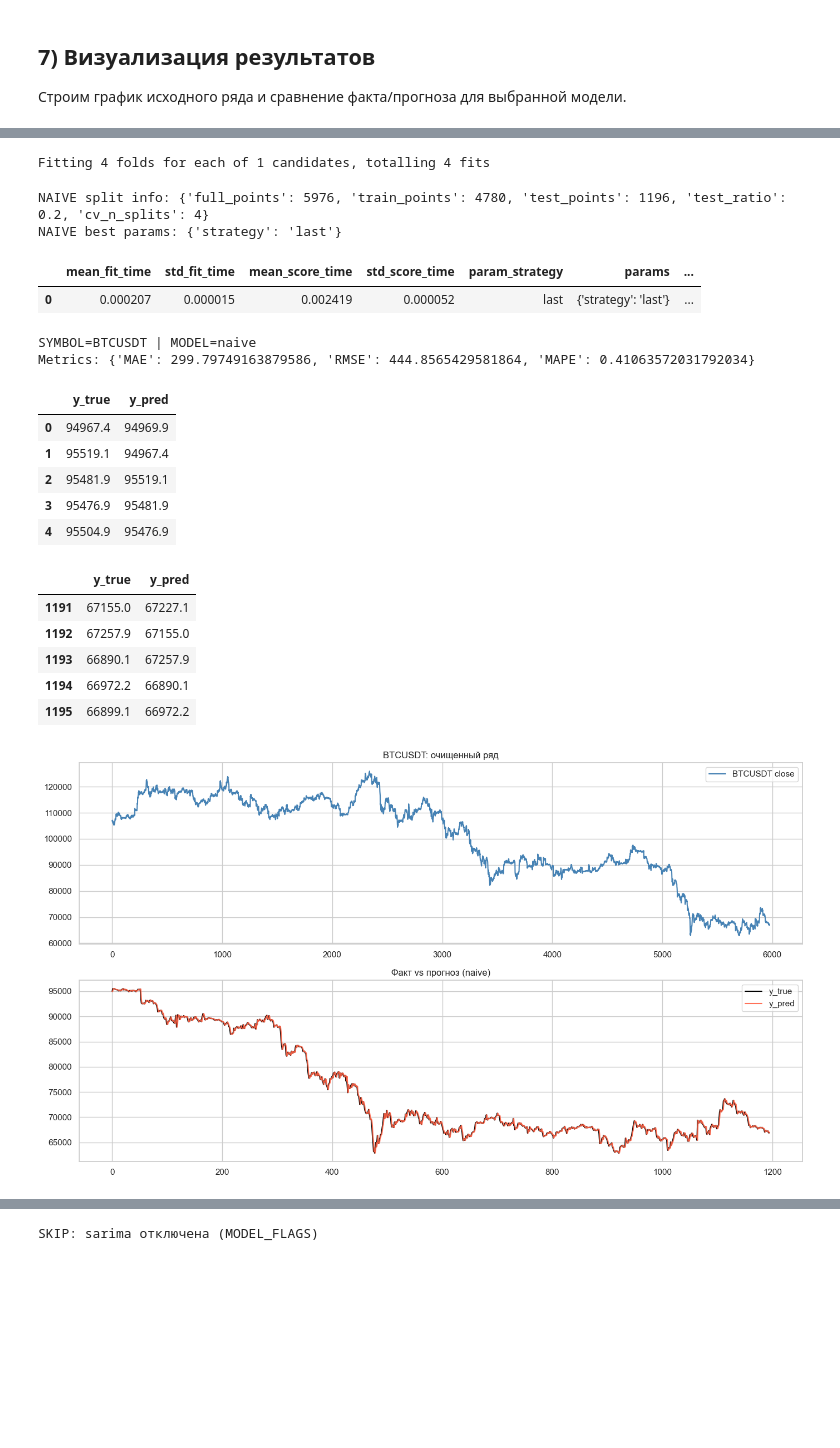
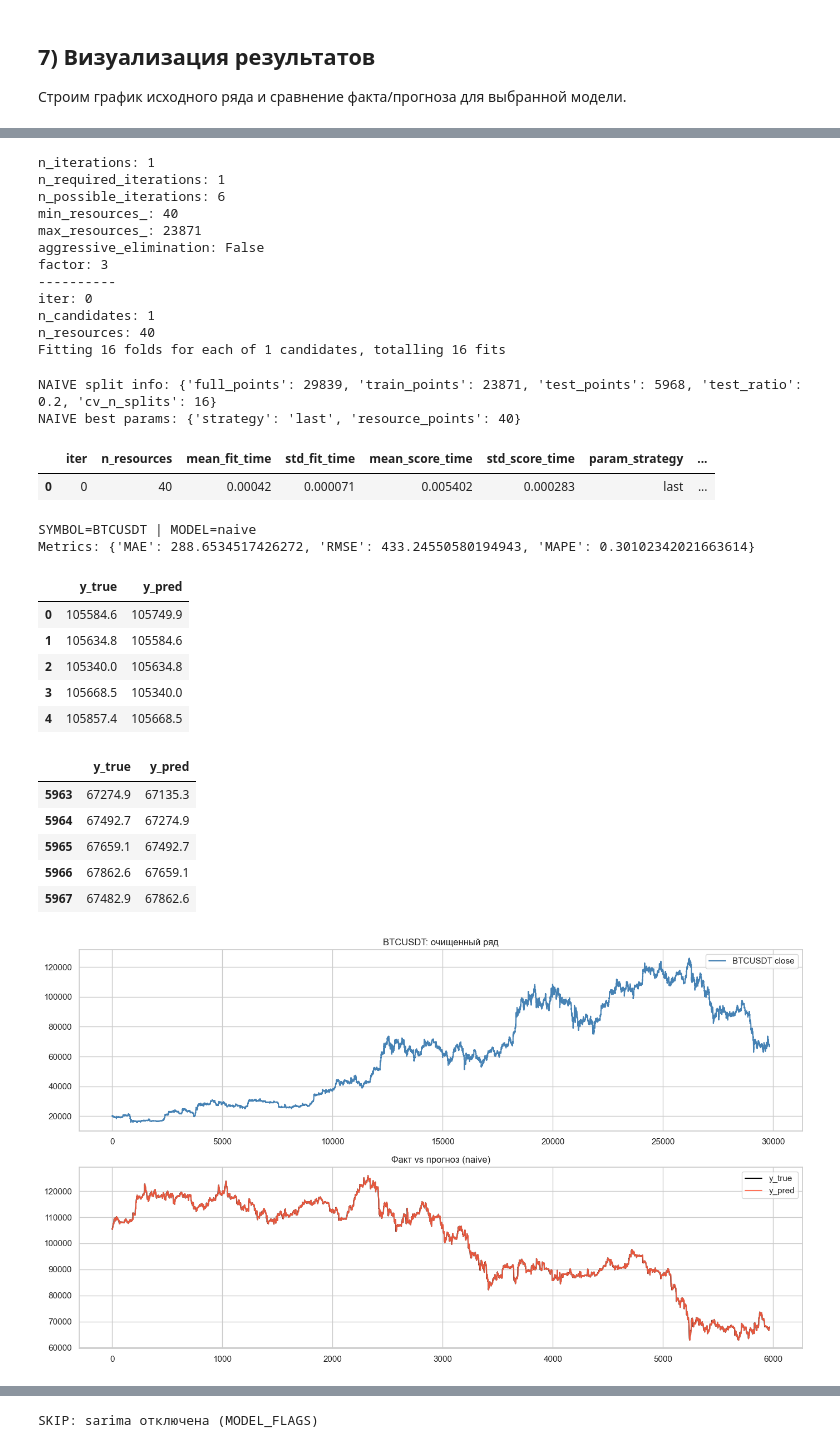
Before and after one commit to SHA-inc-unity/VKR_2026_ModelBase, a Jupyter notebook: timeseries_pipeline.ipynb, the cells around one changed output, grey strips where cells are left out. Cells and saved outputs as stored; diff of their text form; code cells hidden in the pictures; blank space fills up the shorter version.

Commit message:
end calc, start lstm

```diff
--- a/timeseries_pipeline.ipynb
+++ b/timeseries_pipeline.ipynb
@@ -10,6 +10,24 @@
 ## 1) Подготовка окружения и зависимостей
 
 Если чего-то не хватает, раскомментируй установку в ячейке ниже и перезапусти kernel.
+# %%
+
+# Глобальные флаги включения моделей
+NAIVE_ENABLED = True
+ARIMA_ENABLED = False
+SARIMA_ENABLED = False
+AST_ENABLED = False
+NBEATS_ENABLED = True
+LSTM_ENABLED = True
+
+MODEL_FLAGS = {
+    'naive': NAIVE_ENABLED,
+    'arima': ARIMA_ENABLED,
+    'sarima': SARIMA_ENABLED,
+    'ast': AST_ENABLED,
+    'nbeats': NBEATS_ENABLED,
+    'lstm': LSTM_ENABLED,
+}
 # %%
 # При необходимости установки (раскомментируй):
 # %pip install pandas numpy requests statsmodels matplotlib seaborn torch
@@ -26,6 +44,7 @@ Python: 3.14.3 (tags/v3.14.3:323c59a, Feb  3 2026, 16:04:56) [MSC v.1944 64 bit
 from __future__ import annotations
 
 import importlib
+import os
 import pandas as pd
 import seaborn as sns
 from pathlib import Path
@@ -41,9 +60,6 @@ run_arima = _mb.run_arima
 run_sarima = _mb.run_sarima
 run_nbeats = _mb.run_nbeats
 run_lstm = _mb.run_lstm
-run_lstm_grid_search = _mb.run_lstm_grid_search
-run_lstm_chunked_cv_search = _mb.run_lstm_chunked_cv_search
-run_lstm_chunked_cv_pipeline = _mb.run_lstm_chunked_cv_pipeline
 run_lstm_gridsearchcv_native_pipeline = _mb.run_lstm_gridsearchcv_native_pipeline
 run_naive_gridsearchcv_native_pipeline = _mb.run_naive_gridsearchcv_native_pipeline
 run_arima_gridsearchcv_native_pipeline = _mb.run_arima_gridsearchcv_native_pipeline
@@ -62,6 +78,9 @@ predict_nbeats_inference = _mb.predict_nbeats_inference
 fit_lstm_inference_model = _mb.fit_lstm_inference_model
 predict_lstm_inference = _mb.predict_lstm_inference
 
+CPU_COUNT = int(os.cpu_count() or 8)
+SAFE_CPU_WORKERS = max(1, min(16, CPU_COUNT - 1))
+
 pd.set_option('display.max_columns', 50)
 pd.set_option('display.width', 160)
 sns.set_theme(style='whitegrid')
@@ -69,7 +88,7 @@ sns.set_theme(style='whitegrid')
 CONFIG = DataConfig(
     base_url='https://api.bybit.com',
     interval='60',
-    bars=6000,
+    bars=30000,
     target_col='close',
     date_col='timestamp',
     test_ratio=0.2,
@@ -232,7 +234,7 @@ else:
     NAIVE_PARAM_GRID = {
         'strategy': ['last'],
     }
-    NAIVE_CV_SPLITS = 4
+    NAIVE_CV_SPLITS = 16
 
     naive_best_params, naive_cv_df, model_metrics, pred_df, naive_split_info = run_naive_gridsearchcv_native_pipeline(
         full_series=full,
@@ -240,7 +242,7 @@ else:
         test_ratio=CONFIG.test_ratio,
         n_splits=NAIVE_CV_SPLITS,
         scoring='MAE',
-        n_jobs=32,
+        n_jobs=SAFE_CPU_WORKERS,
     )
 
     ALL_RESULTS[RUN_MODEL] = {
@@ -264,23 +266,34 @@ NAIVE GridSearchCV: train_points=4780 | test_points=1196 | n_splits=4
-Fitting 4 folds for each of 1 candidates, totalling 4 fits
+n_iterations: 1
+n_required_iterations: 1
+n_possible_iterations: 6
+min_resources_: 40
+max_resources_: 23871
+aggressive_elimination: False
+factor: 3
+----------
+iter: 0
+n_candidates: 1
+n_resources: 40
+Fitting 16 folds for each of 1 candidates, totalling 16 fits
-NAIVE split info: {'full_points': 5976, 'train_points': 4780, 'test_points': 1196, 'test_ratio': 0.2, 'cv_n_splits': 4}
-NAIVE best params: {'strategy': 'last'}
+NAIVE split info: {'full_points': 29839, 'train_points': 23871, 'test_points': 5968, 'test_ratio': 0.2, 'cv_n_splits': 16}
+NAIVE best params: {'strategy': 'last', 'resource_points': 40}
-|  | mean_fit_time | std_fit_time | mean_score_time | std_score_time | param_strategy | params | ... |
-| 0 | 0.000207 | 0.000015 | 0.002419 | 0.000052 | last | {'strategy': 'last'} | ... |
+|  | iter | n_resources | mean_fit_time | std_fit_time | mean_score_time | std_score_time | param_strategy | ... |
+| 0 | 0 | 40 | 0.00042 | 0.000071 | 0.005402 | 0.000283 | last | ... |
 SYMBOL=BTCUSDT | MODEL=naive
-Metrics: {'MAE': 299.79749163879586, 'RMSE': 444.8565429581864, 'MAPE': 0.41063572031792034}
+Metrics: {'MAE': 288.6534517426272, 'RMSE': 433.24550580194943, 'MAPE': 0.30102342021663614}
 |  | y_true | y_pred |
-| 0 | 94967.4 | 94969.9 |
-| 1 | 95519.1 | 94967.4 |
-| 2 | 95481.9 | 95519.1 |
-| 3 | 95476.9 | 95481.9 |
-| 4 | 95504.9 | 95476.9 |
+| 0 | 105584.6 | 105749.9 |
+| 1 | 105634.8 | 105584.6 |
+| 2 | 105340.0 | 105634.8 |
+| 3 | 105668.5 | 105340.0 |
+| 4 | 105857.4 | 105668.5 |
 |  | y_true | y_pred |
-| 1191 | 67155.0 | 67227.1 |
-| 1192 | 67257.9 | 67155.0 |
-| 1193 | 66890.1 | 67257.9 |
-| 1194 | 66972.2 | 66890.1 |
-| 1195 | 66899.1 | 66972.2 |
+| 5963 | 67274.9 | 67135.3 |
+| 5964 | 67492.7 | 67274.9 |
+| 5965 | 67659.1 | 67492.7 |
+| 5966 | 67862.6 | 67659.1 |
+| 5967 | 67482.9 | 67862.6 |
-[figure, old version]
+[figure, new version]
 # %%
 # 3) Модель ARIMA + native GridSearchCV
 RUN_MODEL = 'arima'
```
Also changed, not shown: parts of 15 cells of this notebook, 57 other files.
